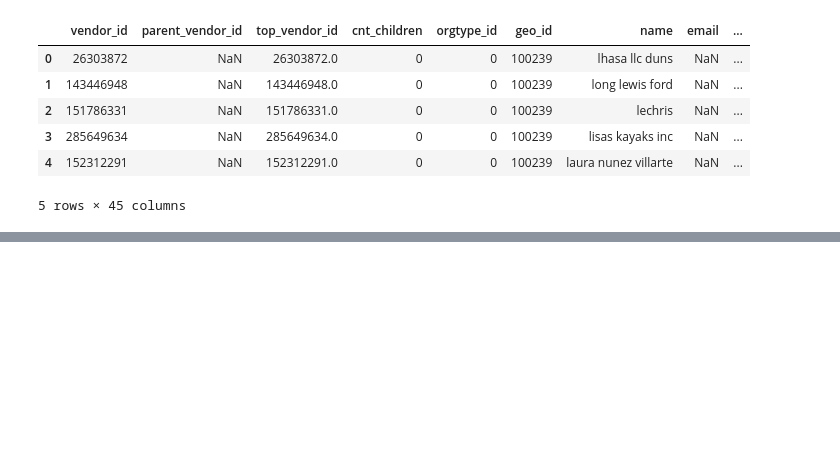
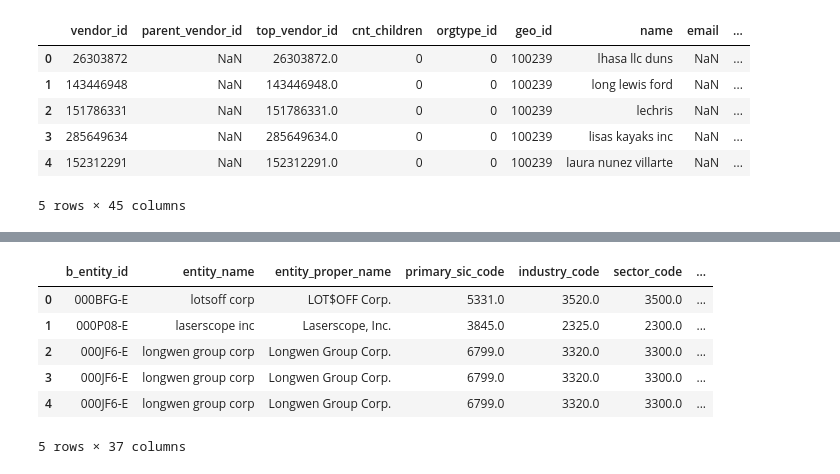
Before and after one commit to jeffersonzaki/Govini, a Jupyter notebook: Untitled.ipynb, the cells around one changed output, grey strips where cells are left out. Drawn from its saved outputs; the diff is of its cells as text; code cells hidden in the pictures; blank space fills up the shorter version.

```diff
--- a/Untitled.ipynb
+++ b/Untitled.ipynb
@@ -542,0 +572,19 @@ from fuzzywuzzy import process
+# %%
+"""
+Using the clean_text
+function in order to
+clean the text similar to
+a_company_all
+"""
+
+b_company_all["entity_name"] = clean_text(b_company_all, "entity_name")
+# %%
+b_company_all.head()
+# %% [output]
+|  | b_entity_id | entity_name | entity_proper_name | primary_sic_code | industry_code | sector_code | ... |
+| 0 | 000BFG-E | lotsoff corp | LOT$OFF Corp. | 5331.0 | 3520.0 | 3500.0 | ... |
+| 1 | 000P08-E | laserscope inc | Laserscope, Inc. | 3845.0 | 2325.0 | 2300.0 | ... |
+| 2 | 000JF6-E | longwen group corp | Longwen Group Corp. | 6799.0 | 3320.0 | 3300.0 | ... |
+| 3 | 000JF6-E | longwen group corp | Longwen Group Corp. | 6799.0 | 3320.0 | 3300.0 | ... |
+| 4 | 000JF6-E | longwen group corp | Longwen Group Corp. | 6799.0 | 3320.0 | 3300.0 | ... |
+5 rows × 37 columns
```
Also changed, not shown: parts of 25 cells of this notebook.
